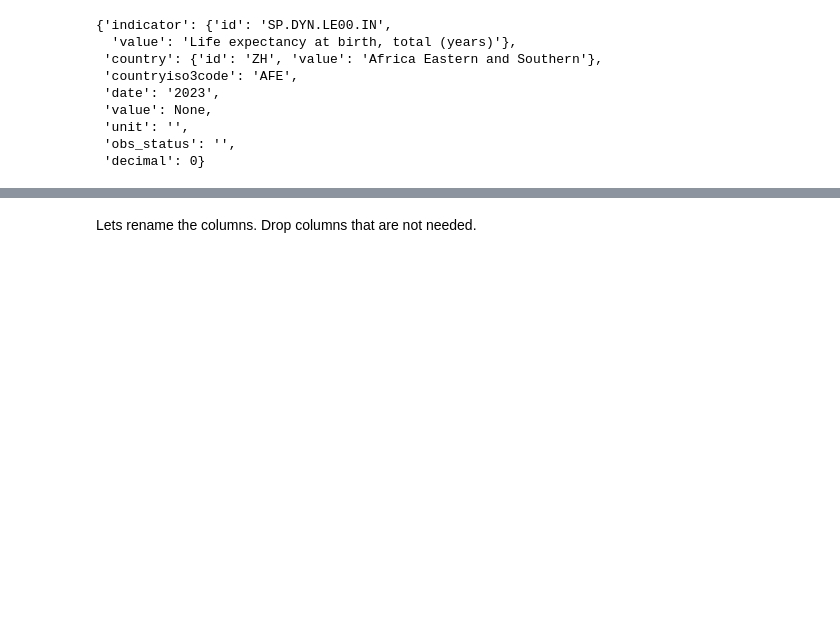
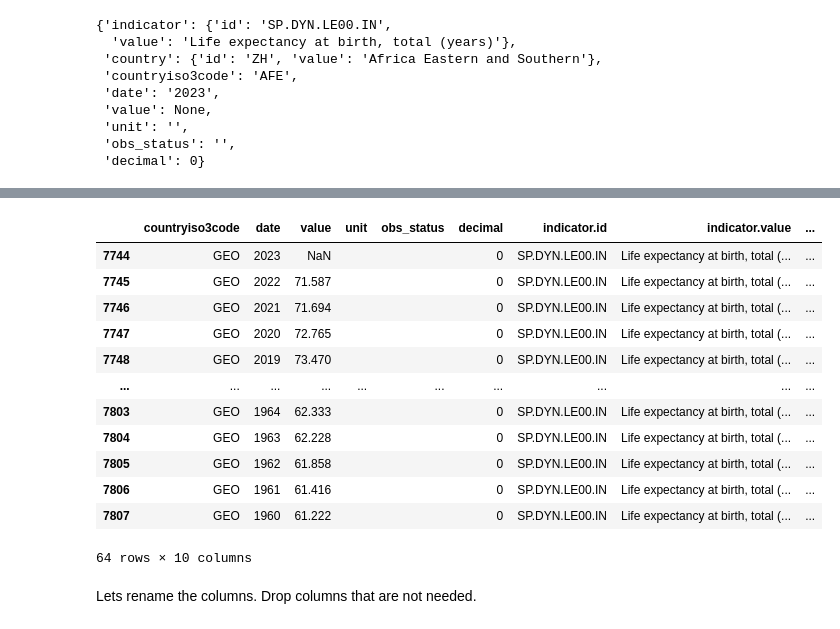
Before and after one commit to nss-data-science-cohort-8/un-exploration-ndpawar1981, a Jupyter notebook: Notebooks/UNData_API_Exercise.ipynb, the cells around one changed output, grey strips where cells are left out. Drawn from its saved outputs; the diff is of its cells as text; code cells hidden in the pictures; blank space fills up the shorter version.

```diff
--- a/Notebooks/UNData_API_Exercise.ipynb
+++ b/Notebooks/UNData_API_Exercise.ipynb
@@ -79,2 +81,11 @@ gdp_ppp
 # %%
-### Call the endpoint - https://api.worldbank.org/v2/country/all/indicator/SP.DYN.LE00.IN
+endpoint = 'https://api.worldbank.org/v2/country/all/indicator/SP.DYN.LE00.IN'
+
+params = {
+    'format': 'json',
+    "per_page" : 17024
+}
+
+response = requests.get(endpoint, params = params)
+
+res = response.json()
@@ -121,3 +107,19 @@ df_le_birth_total.sample(10)
+# %%
+df_le_birth_total[df_le_birth_total['country.id'] == 'GE']
+# %% [output]
+|  | countryiso3code | date | value | unit | obs_status | decimal | indicator.id | indicator.value | ... |
+| 7744 | GEO | 2023 | NaN |  |  | 0 | SP.DYN.LE00.IN | Life expectancy at birth, total (... | ... |
+| 7745 | GEO | 2022 | 71.587 |  |  | 0 | SP.DYN.LE00.IN | Life expectancy at birth, total (... | ... |
+| 7746 | GEO | 2021 | 71.694 |  |  | 0 | SP.DYN.LE00.IN | Life expectancy at birth, total (... | ... |
+| 7747 | GEO | 2020 | 72.765 |  |  | 0 | SP.DYN.LE00.IN | Life expectancy at birth, total (... | ... |
+| 7748 | GEO | 2019 | 73.470 |  |  | 0 | SP.DYN.LE00.IN | Life expectancy at birth, total (... | ... |
+| ... | ... | ... | ... | ... | ... | ... | ... | ... | ... |
+| 7803 | GEO | 1964 | 62.333 |  |  | 0 | SP.DYN.LE00.IN | Life expectancy at birth, total (... | ... |
+| 7804 | GEO | 1963 | 62.228 |  |  | 0 | SP.DYN.LE00.IN | Life expectancy at birth, total (... | ... |
+| 7805 | GEO | 1962 | 61.858 |  |  | 0 | SP.DYN.LE00.IN | Life expectancy at birth, total (... | ... |
+| 7806 | GEO | 1961 | 61.416 |  |  | 0 | SP.DYN.LE00.IN | Life expectancy at birth, total (... | ... |
+| 7807 | GEO | 1960 | 61.222 |  |  | 0 | SP.DYN.LE00.IN | Life expectancy at birth, total (... | ... |
+64 rows × 10 columns
 # %% [markdown]
 Lets rename the columns. Drop columns that are not needed.
 # %%
```
Also changed, not shown: parts of 26 cells of this notebook.
